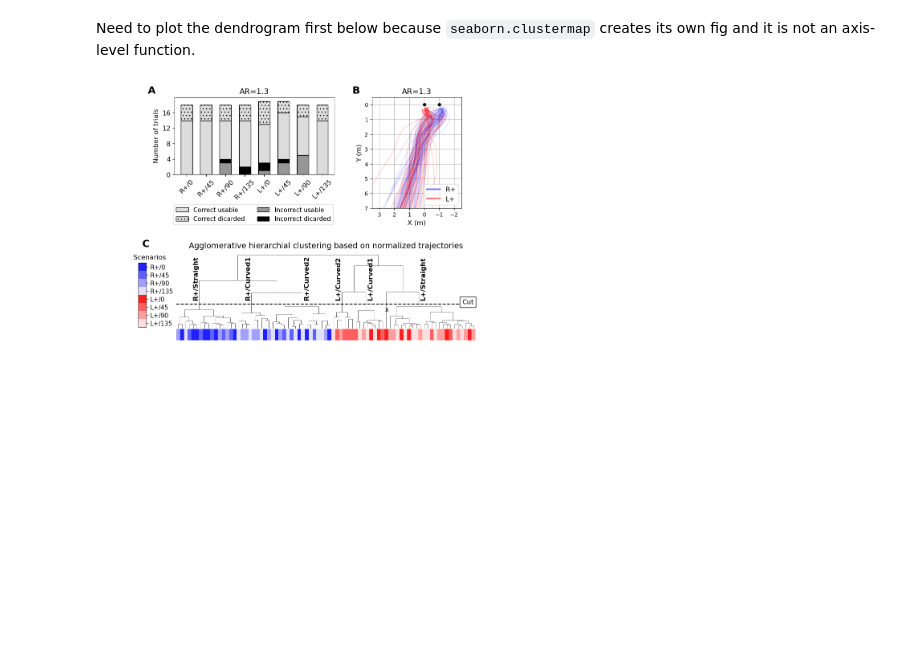
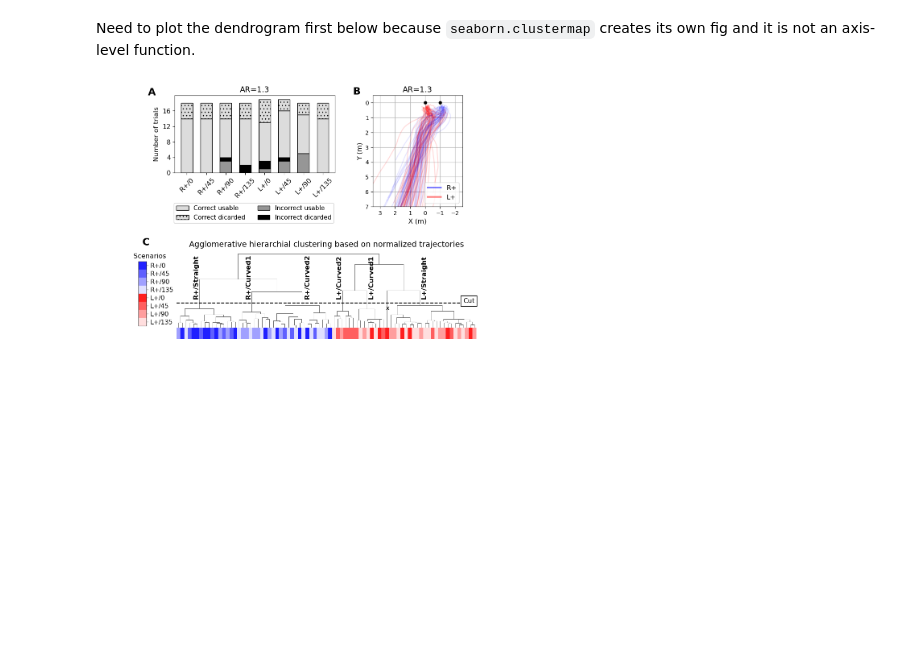
Before and after one commit to leewujung/porpoise_spheroid, a Jupyter notebook: notebooks_fig/fig_tally_track_dendrogram.ipynb, the cells around one changed output. Saved outputs shown, nothing was run; the diff lists cells and outputs as text; code cells hidden in the pictures.

```diff
--- a/notebooks_fig/fig_tally_track_dendrogram.ipynb
+++ b/notebooks_fig/fig_tally_track_dendrogram.ipynb
@@ -527,7 +527,6 @@ ax_tca.yaxis.tick_right()
 ax_tca.tick_params(axis="y")
 ax_tca.set_title("       Scenarios", fontsize=12)
 
-ax_tca.text(0, -2.5, "C", fontsize=18, fontweight="bold")
 
 
 # Adjust axes ======================================================
@@ -584,7 +583,6 @@ sph_ax.set_ylabel("Number of trials", fontsize=12)
 sph_ax.set_xlim(-0.63, 7.63)
 sph_ax.set_title(title_str, fontsize=14)
 sph_ax.set_ylim(0, 20)
-sph_ax.text(-2, 21, "A", fontsize=18, fontweight="bold")
 
 # Make legend
 plt.bar(np.nan, np.nan, color=correct_usable[0], hatch=correct_usable[1],
@@ -627,34 +625,37 @@ pos_trk = ax_trk.get_position()
 ax_trk.set_position(
     [pos_trk.x0+0.09, pos_trk.y0-0.035, pos_trk.width*0.56, pos_trk.height+0.035]
 )  # left, bottom, width, height
 
 ax_trk.invert_yaxis()
 ax_trk.grid()
 ax_trk.set_xticks(np.arange(-2, 3.5, 1))
 ax_trk.set_yticks(np.arange(9)[::-1])
 ax_trk.set_ylim(7, -0.5)
 ax_trk.set_xlim(3.5, -2.5)
 
 ax_trk.set_title(sph_str, fontsize=14)
 ax_trk.set_xlabel("X (m)", fontsize=12)
 ax_trk.set_ylabel("Y (m)", fontsize=12)
 
-ax_trk.text(4.8, -0.75, "B", fontsize=18, fontweight="bold")
 
 plt.plot(np.nan, np.nan, color="b", label="R+", alpha=0.5, lw=3)
 plt.plot(np.nan, np.nan, color="r", label="L+", alpha=0.5, lw=3)
 
 plt.legend(loc="lower right", ncol=1, fontsize=12)
 
 
+# Panel labels
+sph_ax.text(-2, 20, "A", fontsize=18, fontweight="bold")
+ax_trk.text(4.8, -0.55, "B", fontsize=18, fontweight="bold")
+ax_tca.text(0, -2.5, "C", fontsize=18, fontweight="bold")
 
-# plt.show()
 
-bbox = Bbox([[-130, -8],[810, 102]])  # left, right, bottom, top
+# Crop figure
+bbox = Bbox([[-130, -8],[810, 100]])  # left, right, bottom, top
 bbox = bbox.transformed(g.ax_col_dendrogram.transData).transformed(g.fig.dpi_scale_trans.inverted())
 
 plt.show()
 
 g.savefig(fig_path / "fig_tally_track_dendrogram.png", dpi=300, bbox_inches=bbox)
 # %% [output]
-[figure, old version]
+[figure, new version]
```
Also changed, not shown: 1 other file.
